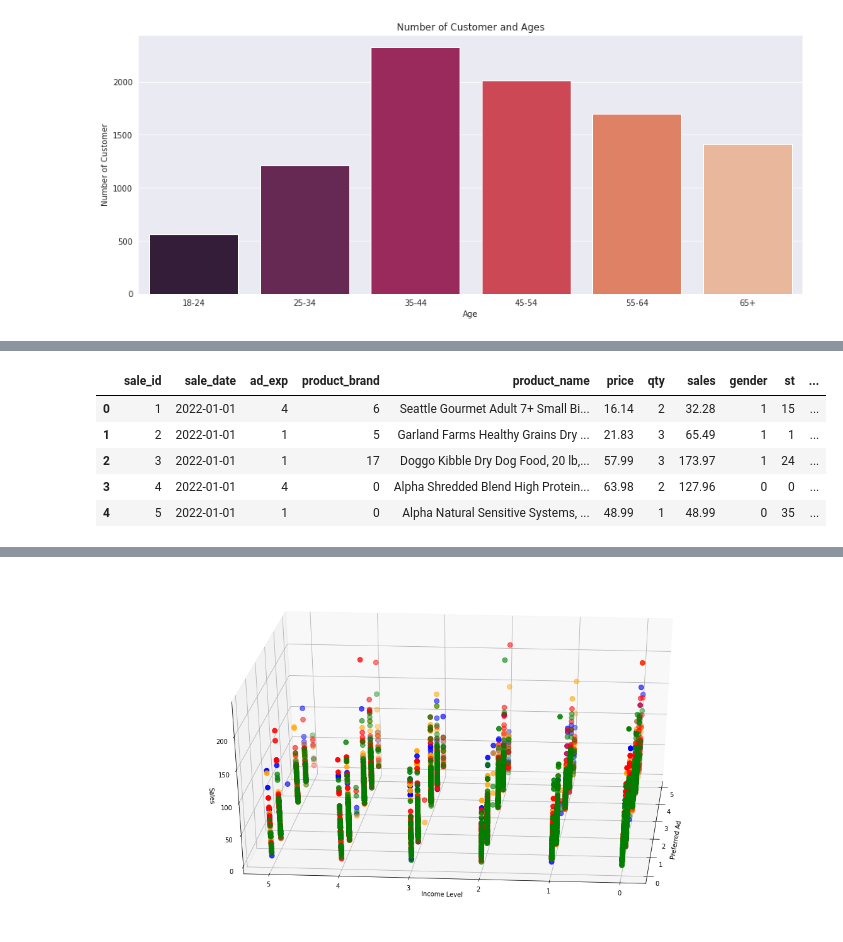
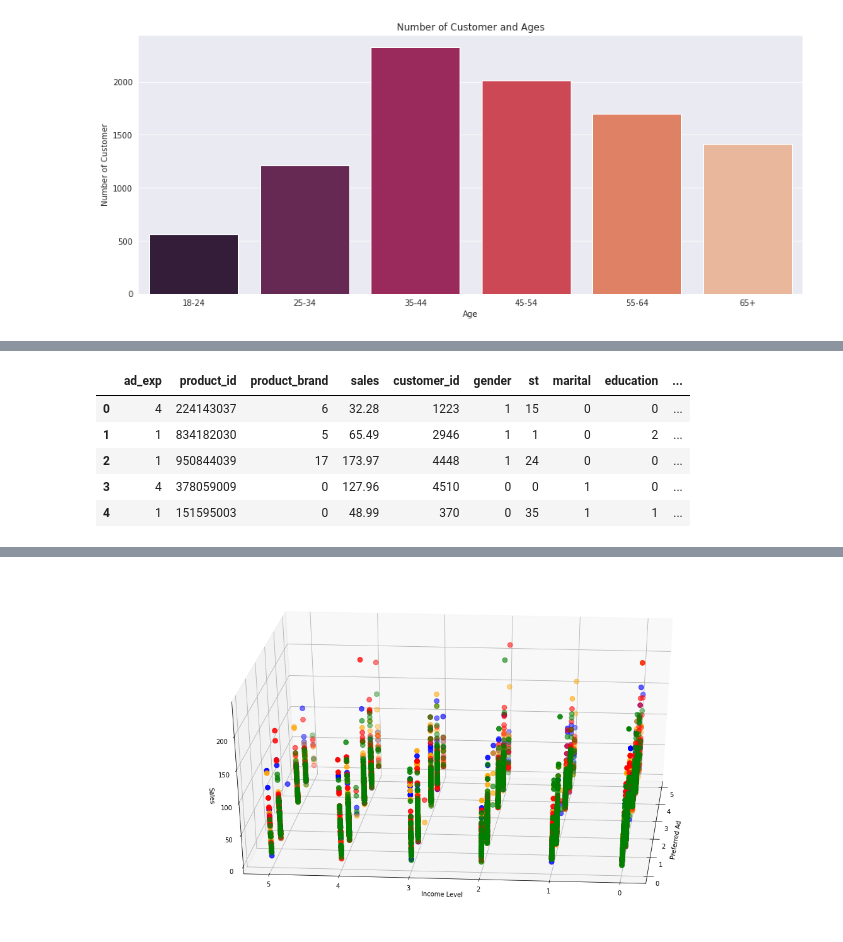
Before and after one commit to nasirxia/Analysis-Project-2022-Fall, a Jupyter notebook: ALP-2.ipynb, the cells around one changed output, grey strips where cells are left out. Drawn from its saved outputs; the diff is of its cells as text; code cells hidden in the pictures.

```diff
--- a/ALP-2.ipynb
+++ b/ALP-2.ipynb
@@ -195,0 +217,4 @@ df.head()
+# %%
+df['marital'].value_counts()
+df['ma_ind'] = np.where(df['marital']=="Single", 0, 1)
+df['ma_ind'].value_counts()
@@ -195,0 +225,12 @@ df.head()
+# %%
+categories_education = list(df['education'].value_counts().index)
+df['education'].replace(categories_education,
+                    list(range(df['education'].value_counts().count())), inplace=True)
+
+categories_income = list(df['income'].value_counts().index)
+df['income'].replace(categories_income,
+                    list(range(df['income'].value_counts().count())), inplace=True)
+# %%
+df['product_count'] = (
+    df.groupby(['customer_id'])['product_name'].transform('nunique')) # how many products the consutomer bought
+df['product_count']
@@ -195,0 +250,4 @@ df.head()
+# %%
+df['brand_count'] = (
+    df.groupby(['customer_id'])['product_brand'].transform('nunique'))
+df['brand_count']
@@ -196,14 +304,5 @@ df.head()
 # %%
-#ad_exp, produc_brand, sales, gender, st, marital, education, income, age, prime, these variables may be considered in segmenting the customers
-#convert categotical string-typed variables into numeric
-
-df['ad_exp'].replace(['Display/banner ad',
-                      "Don't recall seeing an ad",
-                      'Some other type of ad',
-                      'Sponsored Brands',
-                      'Sponsored Products',
-                      'Video ad'],
-                        [0, 1, 2, 3, 4, 5], inplace=True)
+# Original codes
 
 categories_brand = list(df['product_brand'].value_counts().index)
 df['product_brand'].replace(categories_brand,
@@ -213,37 +312,37 @@ df['gender'].replace(["M","F"],
                      [1,0], inplace=True)
 
 categories_st = list(df['st'].value_counts().index)
 df['st'].replace(categories_st,
                     list(range(df['st'].value_counts().count())), inplace=True)
 
 df['marital'].replace(["Single","Married","Domestic partner/serious relationship"],
                      [0,1,2], inplace=True)
 
 categories_education = list(df['education'].value_counts().index)
 df['education'].replace(categories_education,
                     list(range(df['education'].value_counts().count())), inplace=True)
 
 categories_income = list(df['income'].value_counts().index)
 df['income'].replace(categories_income,
                     list(range(df['income'].value_counts().count())), inplace=True)
 
 categories_age = list(df['age'].value_counts().index)
 df['age'].replace(categories_age,
                     list(range(df['age'].value_counts().count())), inplace=True)
 
 categories_prime = list(df['prime'].value_counts().index)
 df['prime'].replace(categories_prime,
                     list(range(df['prime'].value_counts().count())), inplace=True)
 
 #ad_exp, produc_brand, sales, gender, st, marital, education, income, age, prime, these variables may be considered in segmenting the customers
 #drop excessive variables
-df.drop(["product_id","customer_id","city","zip","lat","lng"], axis = 1, inplace=True)
+df.drop(["city","zip","lat","lng"], axis = 1, inplace=True)
 
 df.head()
 # %% [output]
-|  | sale_id | sale_date | ad_exp | product_brand | product_name | price | qty | sales | gender | st | ... |
-| 0 | 1 | 2022-01-01 | 4 | 6 | Seattle Gourmet Adult 7+ Small Bi... | 16.14 | 2 | 32.28 | 1 | 15 | ... |
-| 1 | 2 | 2022-01-01 | 1 | 5 | Garland Farms Healthy Grains Dry ... | 21.83 | 3 | 65.49 | 1 | 1 | ... |
-| 2 | 3 | 2022-01-01 | 1 | 17 | Doggo Kibble Dry Dog Food, 20 lb,... | 57.99 | 3 | 173.97 | 1 | 24 | ... |
-| 3 | 4 | 2022-01-01 | 4 | 0 | Alpha Shredded Blend High Protein... | 63.98 | 2 | 127.96 | 0 | 0 | ... |
-| 4 | 5 | 2022-01-01 | 1 | 0 | Alpha Natural Sensitive Systems, ... | 48.99 | 1 | 48.99 | 0 | 35 | ... |
+|  | ad_exp | product_id | product_brand | sales | customer_id | gender | st | marital | education | ... |
+| 0 | 4 | 224143037 | 6 | 32.28 | 1223 | 1 | 15 | 0 | 0 | ... |
+| 1 | 1 | 834182030 | 5 | 65.49 | 2946 | 1 | 1 | 0 | 2 | ... |
+| 2 | 1 | 950844039 | 17 | 173.97 | 4448 | 1 | 24 | 0 | 0 | ... |
+| 3 | 4 | 378059009 | 0 | 127.96 | 4510 | 0 | 0 | 1 | 0 | ... |
+| 4 | 1 | 151595003 | 0 | 48.99 | 370 | 0 | 35 | 1 | 1 | ... |
```
Also changed, not shown: parts of 18 cells of this notebook.
